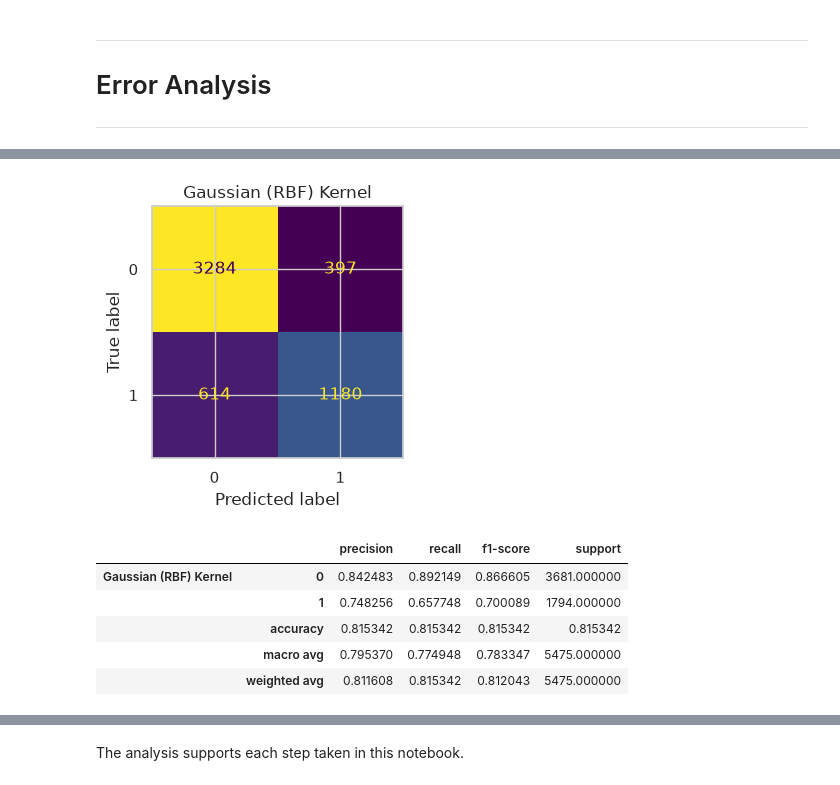
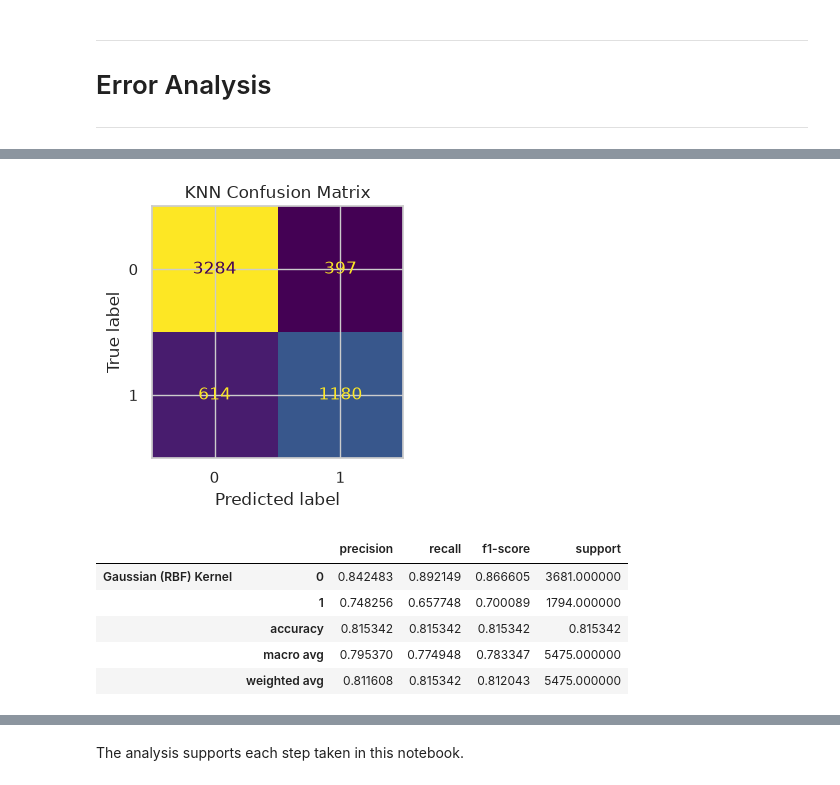
Before and after one commit to Arbane557/IF3170_G19_kagglemethis, a Jupyter notebook: main.ipynb, the cells around one changed output, grey strips where cells are left out. Saved outputs shown, nothing was run; the diff lists cells and outputs as text; code cells hidden in the pictures.

```diff
--- a/main.ipynb
+++ b/main.ipynb
@@ -1850,7 +1850,7 @@ Submission saved to: /home/m-fatih-im/kuliah/ai/tubes2/IF3170_G19_kagglemethis/o
 # %%
 # Taken from praktikum 2 codes
 
-def confusion(model, X_val, y_val):
+def confusion(model, X_val, y_val, name="Confusion Matrix"):
     figure, axes = plt.subplots(1, figsize=(4, 3.6))
 
     ConfusionMatrixDisplay.from_predictions(y_val, model.predict(X_val), ax=axes, colorbar=False)
@@ -1888,10 +1888,10 @@ error_report(tuned_lr, X_val_lr, y_val)
 |  | weighted avg | 0.797506 | 0.802009 | 0.798038 | 5475.000000 |
 # %%
 # KNN
-confusion(tuned_knn, X_val_knn, y_val)
+confusion(tuned_knn, X_val_knn, y_val, name="KNN Confusion Matrix")
 error_report(tuned_knn, X_val_knn, y_val)
 # %% [output]
-[figure, old version]
+[figure, new version]
 |  |  | precision | recall | f1-score | support |
 | Gaussian (RBF) Kernel | 0 | 0.842483 | 0.892149 | 0.866605 | 3681.000000 |
 |  | 1 | 0.748256 | 0.657748 | 0.700089 | 1794.000000 |
```
Also changed, not shown: parts of 4 cells of this notebook.
